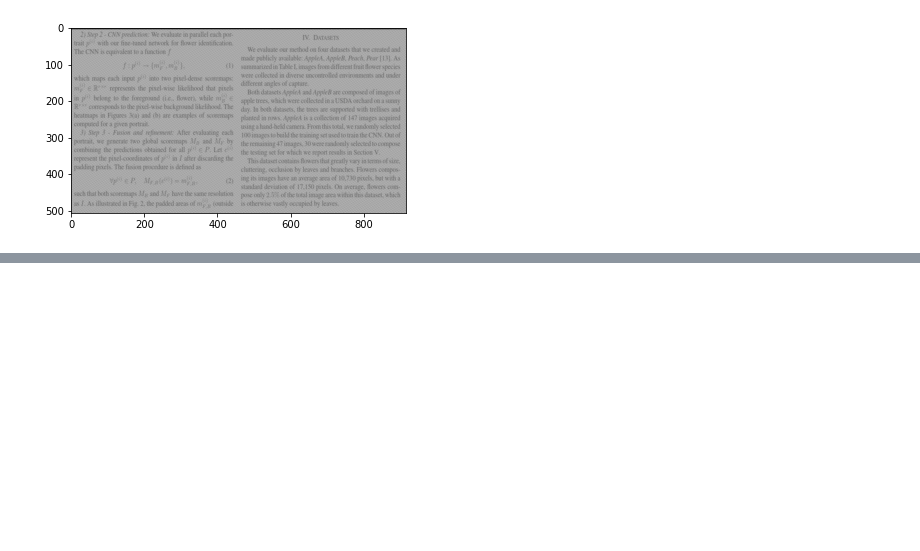
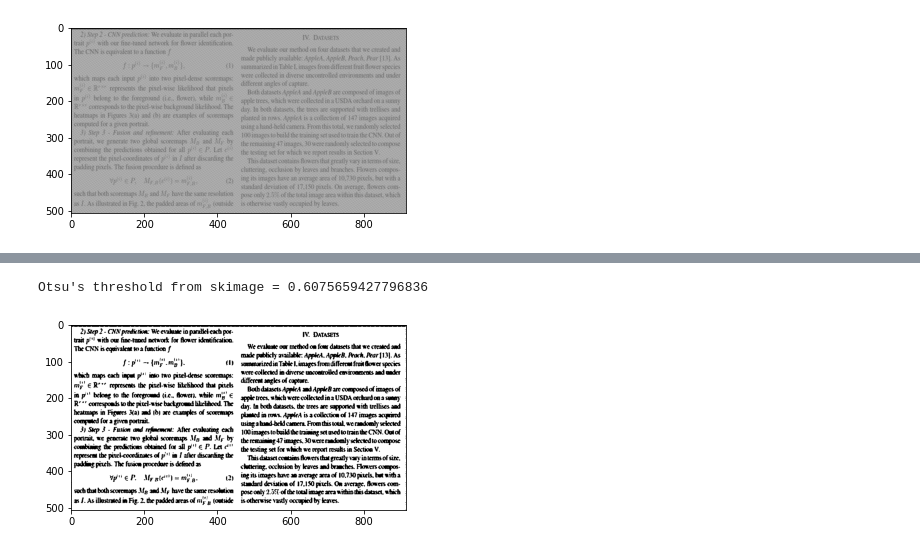
Before and after one commit to adachao/EECE5510, a Jupyter notebook: Programming_Challenge_2.ipynb, the cells around one changed output, grey strips where cells are left out. Drawn from its saved outputs; the diff is of its cells as text; code cells hidden in the pictures; blank space fills up the shorter version.

```diff
--- a/Programming_Challenge_2.ipynb
+++ b/Programming_Challenge_2.ipynb
@@ -73,0 +96,15 @@ duv = np.linalg.norm([xv-dims[1]/2,yv-dims[0]/2], axis=0)
+# %%
+#3. Binarize the image to segment the text from the background.
+from skimage.filters.thresholding import threshold_otsu
+thresh = threshold_otsu(np.asarray(recon_img))
+
+print("Otsu's threshold from skimage = {}".format(thresh))
+
+#threshold image
+img_otsu = 255*(recon_img > thresh)
+
+plt.imshow(img_otsu, 'gray')
+plt.show()
+# %% [output]
+Otsu's threshold from skimage = 0.6075659427796836
+[figure, added]
```
Also changed, not shown: parts of 3 cells of this notebook.
